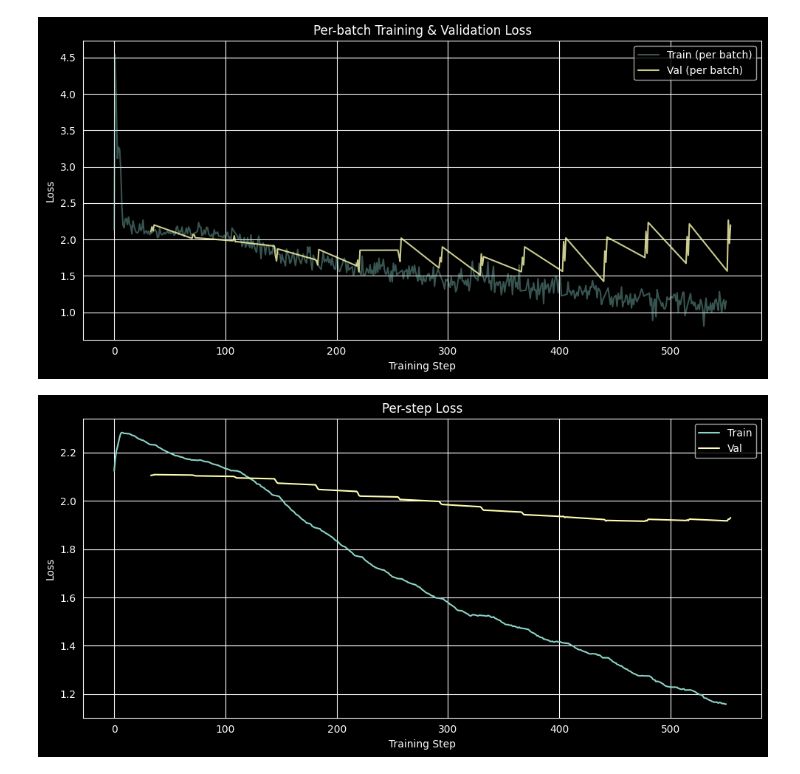
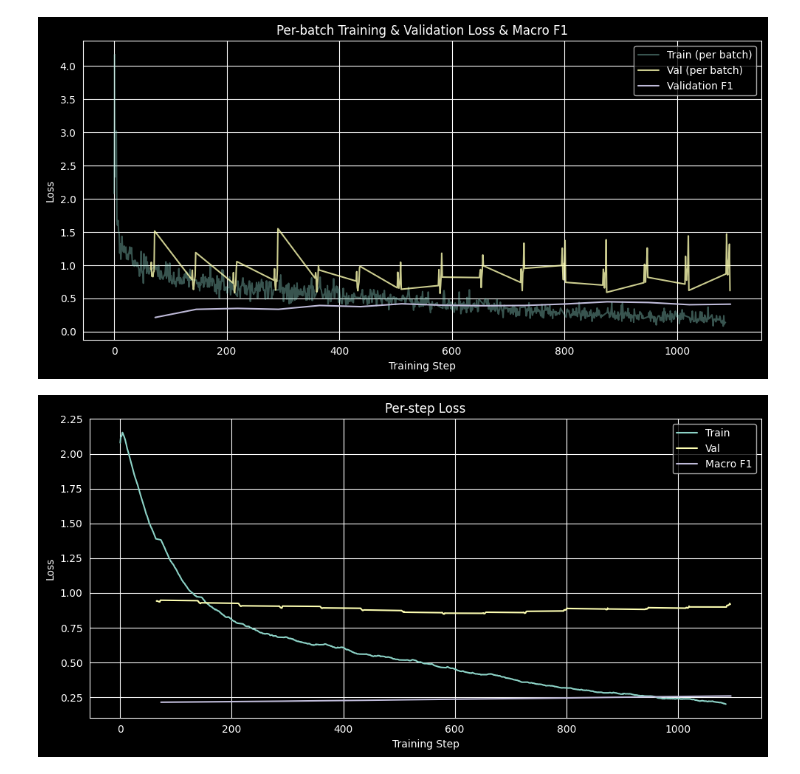
Before and after one commit to CaydenSchalk/EmoTimeBert, a Jupyter notebook: MedBertAndTemporal.ipynb, the cells around one changed output. Saved outputs shown, nothing was run; the diff lists cells and outputs as text; code cells hidden in the pictures.

Commit message:
added focal loss and weighted sampling on rare classes

```diff
--- a/MedBertAndTemporal.ipynb
+++ b/MedBertAndTemporal.ipynb
@@ -71,13 +126,19 @@ if not TRAINING:
 
 weights = compute_class_weights(loader, len(meld_emotions), device)
 
-criterion = torch.nn.CrossEntropyLoss(
-    weight=weights,
+# criterion = torch.nn.CrossEntropyLoss(
+#     weight=weights,
+#     ignore_index=-1
+# )
+
+criterion = FocalLoss(
+    alpha=weights,
+    gamma=2.0,
     ignore_index=-1
 )
 
 adam_params = [
-    {"params": model.encoder.encoder.layer[-4:].parameters(), "lr": 1e-5},
+    {"params": model.encoder.encoder.layer[-6:].parameters(), "lr": 1e-5},
     {"params": model.temporal_transformer.parameters(), "lr": 3e-4},
 
     {"params": model.speakers_embed.parameters(), "lr": 3e-4},
@@ -88,8 +149,8 @@ if model.dataset_mode == DatasetMode.BOTH:
     adam_params.append({"params": model.head_meld.parameters(), "lr": 3e-4})
     adam_params.append({"params": model.time_embed.parameters(), "lr": 3e-4})
 elif model.dataset_mode == DatasetMode.MELD:
-    adam_params.append({"params": model.head_meld.parameters(), "lr": 3e-4})
-    adam_params.append({"params": model.time_proj.parameters(), "lr": 3e-4})
+    adam_params.append({"params": model.head_meld.parameters(), "lr": 1e-4})
+    adam_params.append({"params": model.time_proj.parameters(), "lr": 1e-4})
 else:
     adam_params.append({"params": model.head_empath.parameters(), "lr": 3e-4})
     adam_params.append({"params": model.time_embed.parameters(), "lr": 3e-4})
@@ -103,8 +164,9 @@ train_step_losses = []
 val_step_losses = []
 global_steps = []
 val_steps = []
-
-
+val_macro_f1 = []
+val_macro_f1_steps = []
+best_f1 = 0
 
 if TRAINING:
     num_of_epochs = 15
@@ -119,17 +181,28 @@ if TRAINING:
             cls for cls, stats in report.items()
             if isinstance(stats, dict)
             and "recall" in stats
-            and stats["recall"] == 0.0
+            and stats["recall"] < 0.02
         ]
 
-        all_classes_alive = len(dead_classes) == 0
-        if all_classes_alive and not model.use_gru:
+        alive_ratio = 1 - len(dead_classes) / len(meld_emotions)
+        if alive_ratio >= 0.80 and not model.use_gru:
             model.use_gru = True
-            print("All classes alive on validation, enabled GRU")
+            print("Enough classes are alive, enabled GRU")
+        elif alive_ratio < 0.80:
+            print("Not enough classes are alive yet", emotion_id_to_label[np.array(dead_classes).astype(int)])
+
+        val_macro_f1.append(val_f1)
+        val_macro_f1_steps.append(step)
 
         print(f"Epoch {epoch+1}: train loss = {avg_loss:.4f}")
         print(f"Epoch {epoch+1}: val loss   = {val_loss:.4f}")
         print(f"Epoch {epoch+1}: val F1     = {val_f1:.4f}")
+
+        # if val_f1 > best_f1:
+        #     best_f1 = val_f1
+        # else:
+        #     break
+
     torch.save({
         "model_state": model.state_dict(),
         "use_gru": model.use_gru,
@@ -139,4 +212,6 @@ if TRAINING:
     save_table_as_csv(train_step_losses, f"{base_save_location}/train_step_losses.csv")
     save_table_as_csv(val_step_losses, f"{base_save_location}/val_step_losses.csv")
     save_table_as_csv(val_steps, f"{base_save_location}/val_steps.csv")
+    save_table_as_csv(val_macro_f1, f"{base_save_location}/val_macro_f1.csv")
+    save_table_as_csv(val_macro_f1_steps, f"{base_save_location}/val_macro_f1_steps.csv")
 # %% [output]
@@ -146,18 +221,19 @@ Epoch 15: val F1     = 0.3449
 # %%
 if TRAINING:
     plt.figure(figsize=(10, 5))
     plt.plot(global_steps, train_step_losses, alpha=0.4, label="Train (per batch)")
     plt.plot(val_steps, val_step_losses, alpha=0.8, label="Val (per batch)")
+    plt.plot(val_macro_f1_steps, val_macro_f1, alpha=1, label="Validation F1")
 
     plt.xlabel("Training Step")
     plt.ylabel("Loss")
-    plt.title("Per-batch Training & Validation Loss")
+    plt.title("Per-batch Training & Validation Loss & Macro F1")
     plt.legend()
     plt.grid(True)
     plt.tight_layout()
     plt.savefig(f"{base_save_location}/Unsmoothed.png")
 # %% [output]
-[figure, old version]
+[figure, new version]
 # %%
 def ema(values, beta=0.98):
     smoothed = []
@@ -171,6 +247,7 @@ if TRAINING:
     plt.figure(figsize=(10, 5))
     plt.plot(global_steps, ema(train_step_losses), label="Train")
     plt.plot(val_steps, ema(val_step_losses), label="Val")
+    plt.plot(val_macro_f1_steps, ema(val_macro_f1), alpha=1, label="Macro F1")
     plt.xlabel("Training Step")
     plt.ylabel("Loss")
     plt.title("Per-step Loss")
@@ -179,7 +256,7 @@ if TRAINING:
     plt.tight_layout()
     plt.savefig(f"{base_save_location}/Smoothed.png")
 # %% [output]
-[figure, old version]
+[figure, new version]
 # %%
 test_conversations = load_meld_test_conversations(emotion_to_id)
 # %%
```
Also changed, not shown: parts of 9 cells of this notebook, 3 other files.
